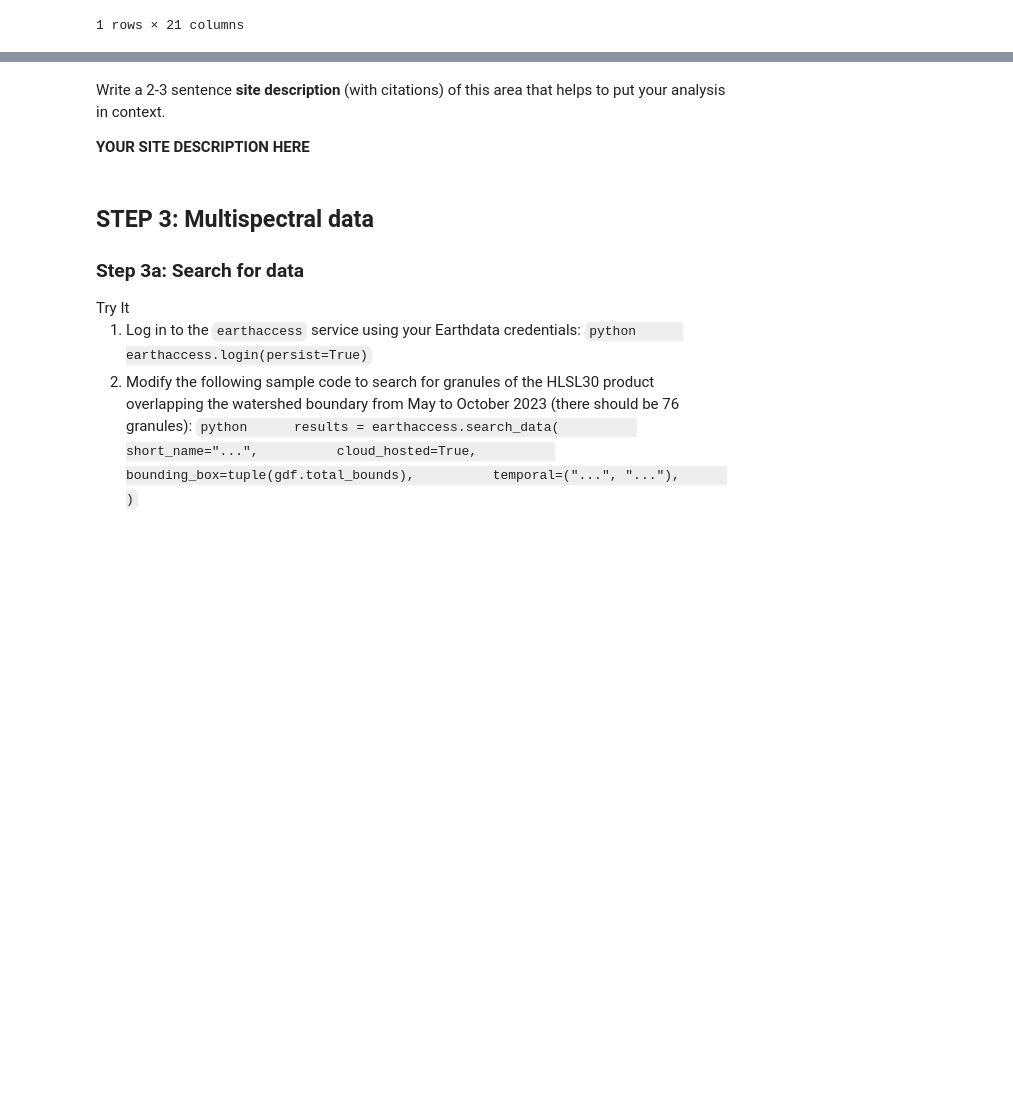
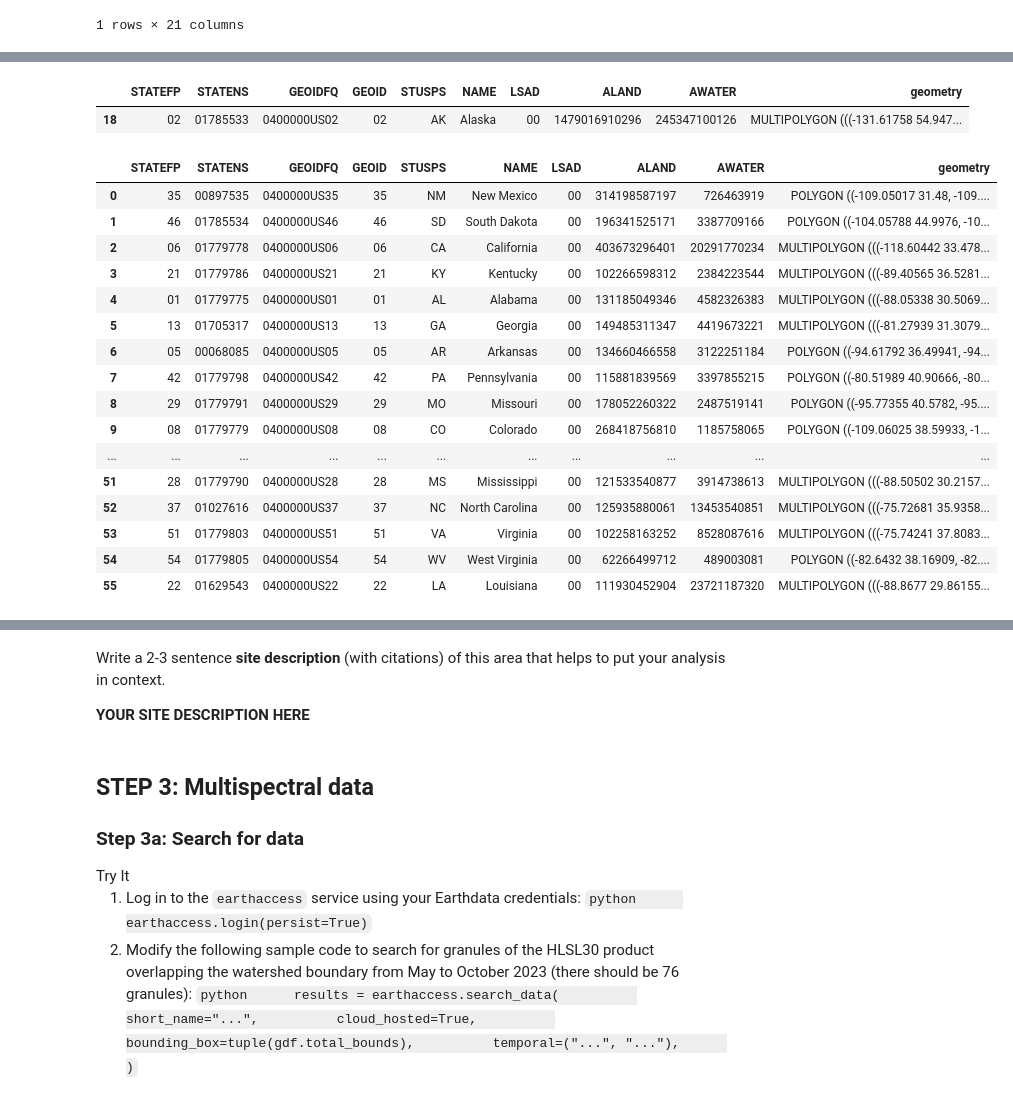
Before and after one commit to earthlab-education/spring-02-land-cover-clustering-ryme1295, a Jupyter notebook: Alaska_boundary_water.ipynb, the cells around one changed output, grey strips where cells are left out. Cells and saved outputs as stored; diff of their text form; code cells hidden in the pictures; blank space fills up the shorter version.

```diff
--- a/Alaska_boundary_water.ipynb
+++ b/Alaska_boundary_water.ipynb
@@ -284,2 +358,53 @@ delta_gdf
+# %%
+import geopandas as gpd
+import zipfile
+import requests
+import os
+
+# Census state boundary shapefile (500k cartographic boundary)
+url = "https://www2.census.gov/geo/tiger/GENZ2023/shp/cb_2023_us_state_500k.zip"
+
+zip_path = "states.zip"
+extract_path = "states"
+
+# download
+r = requests.get(url)
+with open(zip_path, "wb") as f:
+    f.write(r.content)
+
+# unzip
+with zipfile.ZipFile(zip_path, 'r') as zip_ref:
+    zip_ref.extractall(extract_path)
+
+# read shapefile
+states = gpd.read_file(f"{extract_path}/cb_2023_us_state_500k.shp")
+
+# filter to AKA (STATEFP = 19)
+AKA = states[states["STATEFP"] == "02"]
+
+AKA.head()
+# %% [output]
+|  | STATEFP | STATENS | GEOIDFQ | GEOID | STUSPS | NAME | LSAD | ALAND | AWATER | geometry |
+| 18 | 02 | 01785533 | 0400000US02 | 02 | AK | Alaska | 00 | 1479016910296 | 245347100126 | MULTIPOLYGON (((-131.61758 54.947... |
+# %%
+states
+# %% [output]
+|  | STATEFP | STATENS | GEOIDFQ | GEOID | STUSPS | NAME | LSAD | ALAND | AWATER | geometry |
+| 0 | 35 | 00897535 | 0400000US35 | 35 | NM | New Mexico | 00 | 314198587197 | 726463919 | POLYGON ((-109.05017 31.48, -109.... |
+| 1 | 46 | 01785534 | 0400000US46 | 46 | SD | South Dakota | 00 | 196341525171 | 3387709166 | POLYGON ((-104.05788 44.9976, -10... |
+| 2 | 06 | 01779778 | 0400000US06 | 06 | CA | California | 00 | 403673296401 | 20291770234 | MULTIPOLYGON (((-118.60442 33.478... |
+| 3 | 21 | 01779786 | 0400000US21 | 21 | KY | Kentucky | 00 | 102266598312 | 2384223544 | MULTIPOLYGON (((-89.40565 36.5281... |
+| 4 | 01 | 01779775 | 0400000US01 | 01 | AL | Alabama | 00 | 131185049346 | 4582326383 | MULTIPOLYGON (((-88.05338 30.5069... |
+| 5 | 13 | 01705317 | 0400000US13 | 13 | GA | Georgia | 00 | 149485311347 | 4419673221 | MULTIPOLYGON (((-81.27939 31.3079... |
+| 6 | 05 | 00068085 | 0400000US05 | 05 | AR | Arkansas | 00 | 134660466558 | 3122251184 | POLYGON ((-94.61792 36.49941, -94... |
+| 7 | 42 | 01779798 | 0400000US42 | 42 | PA | Pennsylvania | 00 | 115881839569 | 3397855215 | POLYGON ((-80.51989 40.90666, -80... |
+| 8 | 29 | 01779791 | 0400000US29 | 29 | MO | Missouri | 00 | 178052260322 | 2487519141 | POLYGON ((-95.77355 40.5782, -95.... |
+| 9 | 08 | 01779779 | 0400000US08 | 08 | CO | Colorado | 00 | 268418756810 | 1185758065 | POLYGON ((-109.06025 38.59933, -1... |
+| ... | ... | ... | ... | ... | ... | ... | ... | ... | ... | ... |
+| 51 | 28 | 01779790 | 0400000US28 | 28 | MS | Mississippi | 00 | 121533540877 | 3914738613 | MULTIPOLYGON (((-88.50502 30.2157... |
+| 52 | 37 | 01027616 | 0400000US37 | 37 | NC | North Carolina | 00 | 125935880061 | 13453540851 | MULTIPOLYGON (((-75.72681 35.9358... |
+| 53 | 51 | 01779803 | 0400000US51 | 51 | VA | Virginia | 00 | 102258163252 | 8528087616 | MULTIPOLYGON (((-75.74241 37.8083... |
+| 54 | 54 | 01779805 | 0400000US54 | 54 | WV | West Virginia | 00 | 62266499712 | 489003081 | POLYGON ((-82.6432 38.16909, -82.... |
+| 55 | 22 | 01629543 | 0400000US22 | 22 | LA | Louisiana | 00 | 111930452904 | 23721187320 | MULTIPOLYGON (((-88.8677 29.86155... |
 # %%
 ### Make a site map with satellite imagery in the background
```
Also changed, not shown: parts of 14 cells of this notebook, 14 other files.
